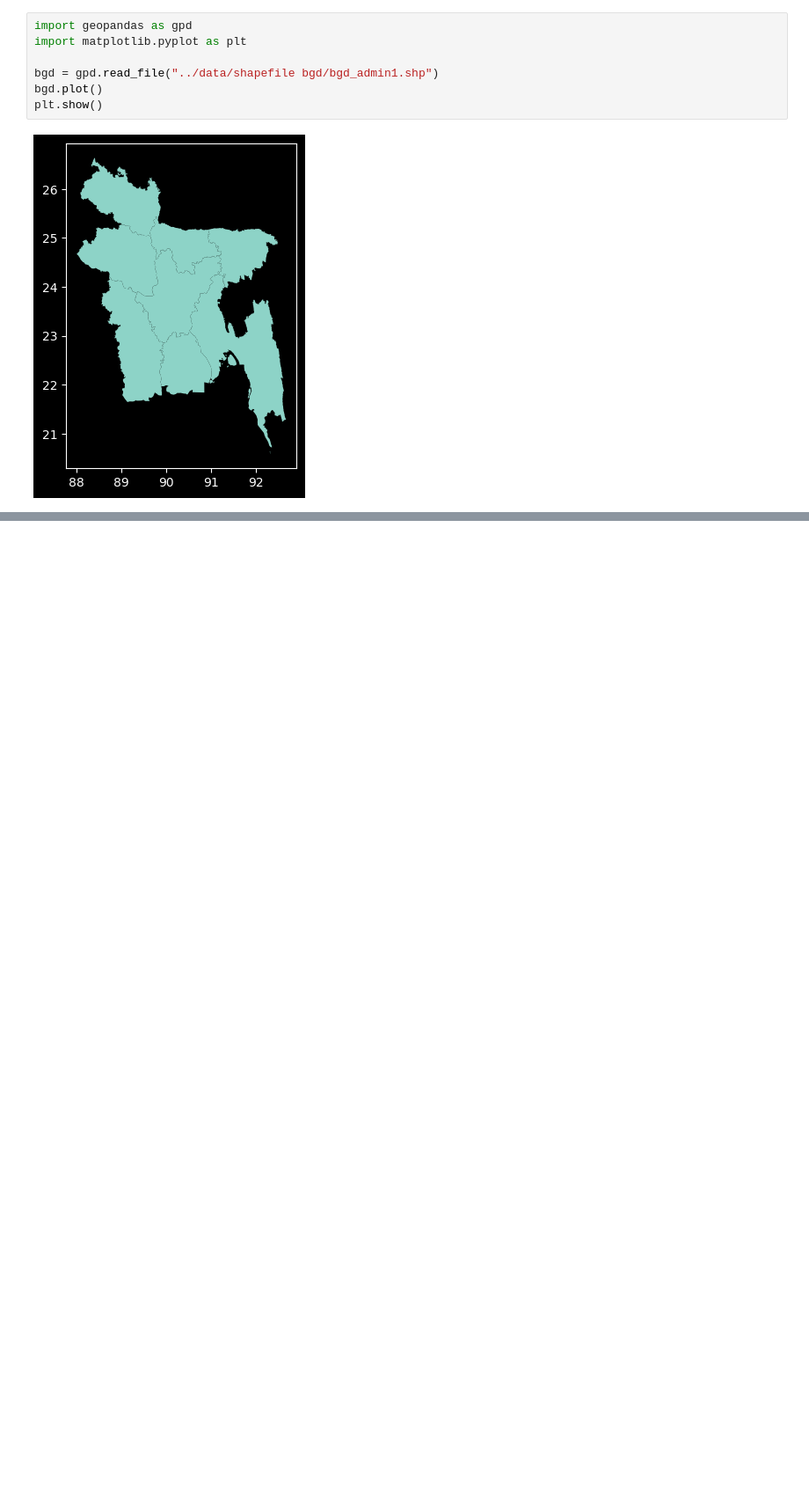
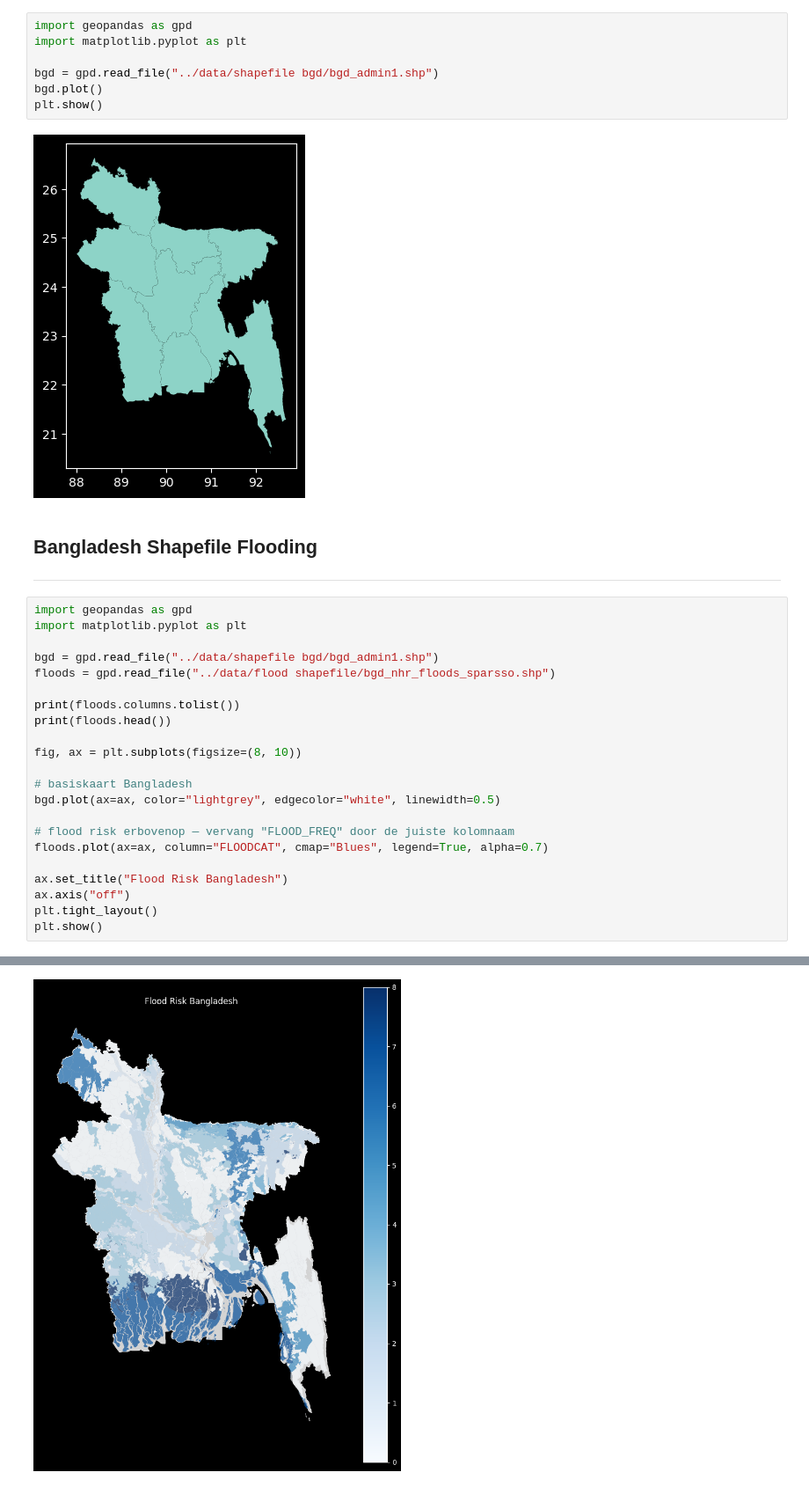
Before and after one commit to MeikeHR/EPA133a-G02-A4, a Jupyter notebook: EPA1352-G02-A4/notebook/Data Analysis.ipynb, the cells around one changed output, grey strips where cells are left out. Shown at 88% size. Drawn from its saved outputs; the diff is of its cells as text; blank space fills up the shorter version.

Commit message:
flood

```diff
--- a/EPA1352-G02-A4/notebook/Data Analysis.ipynb
+++ b/EPA1352-G02-A4/notebook/Data Analysis.ipynb
@@ -128,3 +127,29 @@ bgd.plot()
 plt.show()
 # %% [output]
 [figure]
+# %% [markdown]
+## Bangladesh Shapefile Flooding
+---
+# %%
+import geopandas as gpd
+import matplotlib.pyplot as plt
+
+bgd = gpd.read_file("../data/shapefile bgd/bgd_admin1.shp")
+floods = gpd.read_file("../data/flood shapefile/bgd_nhr_floods_sparsso.shp")
+
+print(floods.columns.tolist())
+print(floods.head())
+
+fig, ax = plt.subplots(figsize=(8, 10))
+
+# basiskaart Bangladesh
+bgd.plot(ax=ax, color="lightgrey", edgecolor="white", linewidth=0.5)
+
+# flood risk erbovenop — vervang "FLOOD_FREQ" door de juiste kolomnaam
+floods.plot(ax=ax, column="FLOODCAT", cmap="Blues", legend=True, alpha=0.7)
+
+ax.set_title("Flood Risk Bangladesh")
+ax.axis("off")
+plt.tight_layout()
+plt.show()
+# %% [output]
@@ -130,0 +173 @@ plt.show()
+[figure, added]
```
Also changed, not shown: parts of 4 cells of this notebook, 9 other files.
